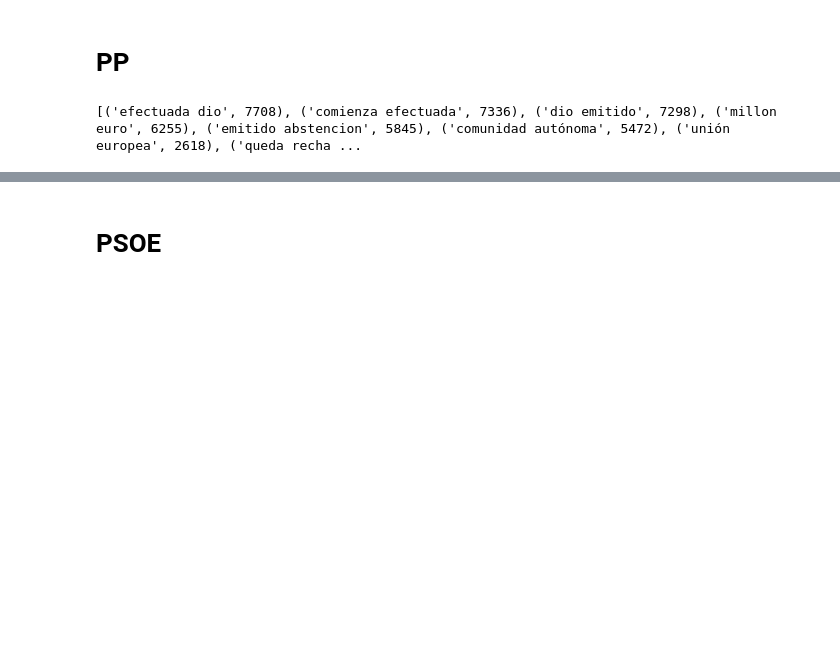
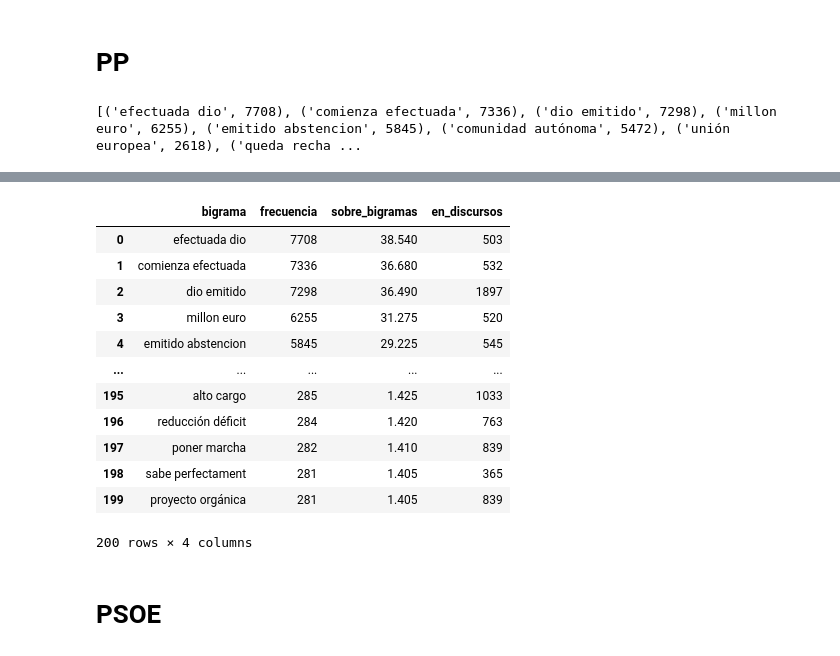
Before and after one commit to LCaravaggio/politext, a Jupyter notebook: Nuevas_Ideas_Politext.ipynb, the cells around one changed output, grey strips where cells are left out. Drawn from its saved outputs; the diff is of its cells as text; code cells hidden in the pictures; blank space fills up the shorter version.

```diff
--- a/Nuevas_Ideas_Politext.ipynb
+++ b/Nuevas_Ideas_Politext.ipynb
@@ -125,3 +125,26 @@ plt.show()
+# %%
+names=['bigrama', 'frecuencia']
+df = pd.DataFrame(words_freq, columns=names)
+# %%
+df['sobre_bigramas']=df['frecuencia']/len(words_freq)
+# %%
+df['en_discursos']=[sum([row[i] for row in bag_of_words.toarray()]) for i in range(0,len(bag_of_words.toarray()[0]))]
+# %%
+df
+# %% [output]
+|  | bigrama | frecuencia | sobre_bigramas | en_discursos |
+| 0 | efectuada dio | 7708 | 38.540 | 503 |
+| 1 | comienza efectuada | 7336 | 36.680 | 532 |
+| 2 | dio emitido | 7298 | 36.490 | 1897 |
+| 3 | millon euro | 6255 | 31.275 | 520 |
+| 4 | emitido abstencion | 5845 | 29.225 | 545 |
+| ... | ... | ... | ... | ... |
+| 195 | alto cargo | 285 | 1.425 | 1033 |
+| 196 | reducción déficit | 284 | 1.420 | 763 |
+| 197 | poner marcha | 282 | 1.410 | 839 |
+| 198 | sabe perfectament | 281 | 1.405 | 365 |
+| 199 | proyecto orgánica | 281 | 1.405 | 839 |
+200 rows × 4 columns
 # %% [markdown]
 # PSOE
 # %%
```
Also changed, not shown: parts of 6 cells of this notebook.
